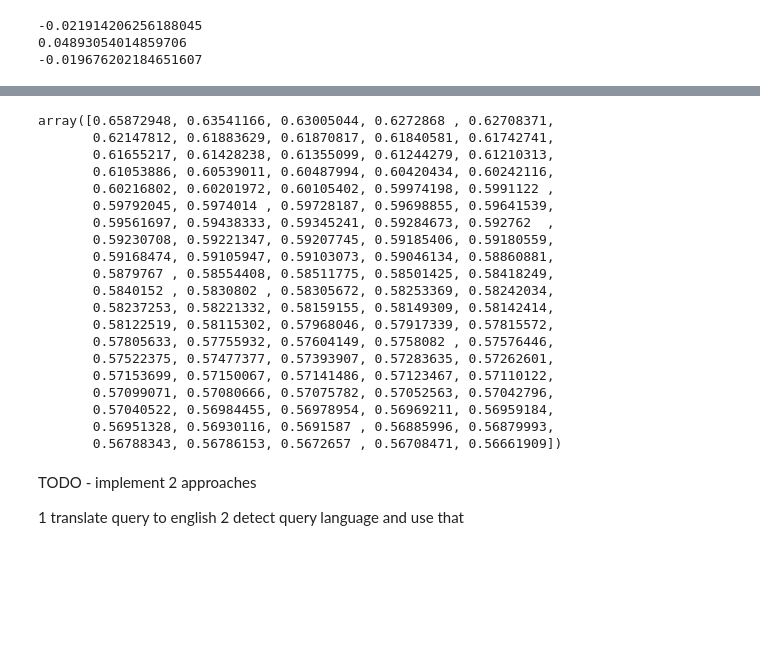
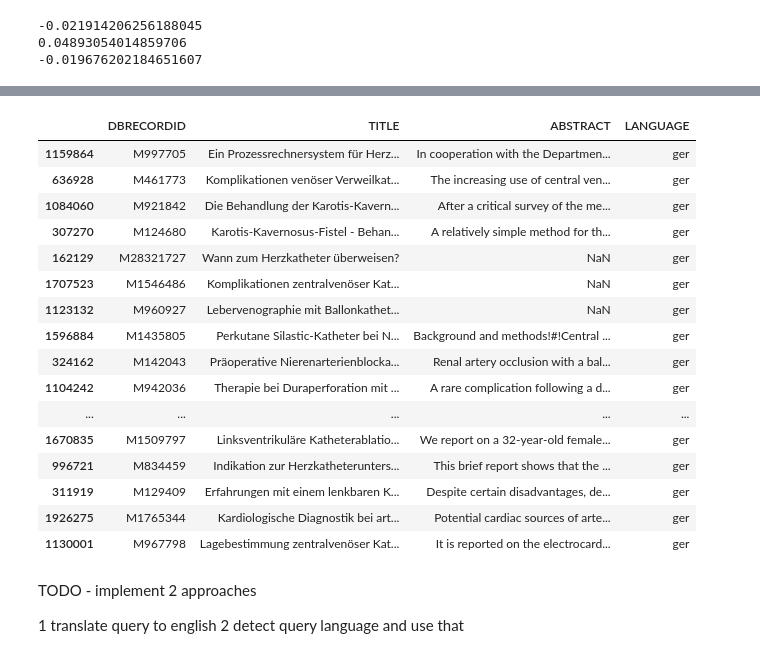
Before and after one commit to sebin0817/information-retrieval-project, a Jupyter notebook: IRnotebook.ipynb, the cells around one changed output, grey strips where cells are left out. Drawn from its saved outputs; the diff is of its cells as text; code cells hidden in the pictures; blank space fills up the shorter version.

```diff
--- a/IRnotebook.ipynb
+++ b/IRnotebook.ipynb
@@ -201,36 +428,49 @@ tokenized=(df["TITLE"].apply(lambda x: tokenize_text(x)))
 # %%
-vec_list_query = [fre_dictionary[item] for item in ["cathéter","cardiaque"] if item in fre_dictionary]
-vecsum_query = np.sum(vec_list_query,axis=0)
-
-cosine_sim = []
-
-for token_docs in tokenized[0:1000]:
-    vec_list_doc = [ger_dictionary[item] for item in token_docs if item in ger_dictionary ]
-    vecsum_doc = np.sum(vec_list_doc,axis=0)
-    cosine_sim.append(FastVector.cosine_similarity(vecsum_query, vecsum_doc))
+for ix, token_docs in enumerate(tokenized_ger):
+    ind2.append(tokenized_ger.index[ix])
+    vec_list_doc2 = [idf_german[item]*ger_dictionary[item]
+                    for item in token_docs if item in ger_dictionary]
+    vecsum_doc2 = np.sum(vec_list_doc2, axis=0)
+    cosine_sim2.append(
+        FastVector.cosine_similarity(vecsum_query, vecsum_doc2))
-# %%
-np.sort(cosine_sim)[::-1][0:100]
-# %% [output]
-array([0.65872948, 0.63541166, 0.63005044, 0.6272868 , 0.62708371,
-       0.62147812, 0.61883629, 0.61870817, 0.61840581, 0.61742741,
-       0.61655217, 0.61428238, 0.61355099, 0.61244279, 0.61210313,
-       0.61053886, 0.60539011, 0.60487994, 0.60420434, 0.60242116,
-       0.60216802, 0.60201972, 0.60105402, 0.59974198, 0.5991122 ,
-       0.59792045, 0.5974014 , 0.59728187, 0.59698855, 0.59641539,
-       0.59561697, 0.59438333, 0.59345241, 0.59284673, 0.592762  ,
-       0.59230708, 0.59221347, 0.59207745, 0.59185406, 0.59180559,
-       0.59168474, 0.59105947, 0.59103073, 0.59046134, 0.58860881,
-       0.5879767 , 0.58554408, 0.58511775, 0.58501425, 0.58418249,
-       0.5840152 , 0.5830802 , 0.58305672, 0.58253369, 0.58242034,
-       0.58237253, 0.58221332, 0.58159155, 0.58149309, 0.58142414,
-       0.58122519, 0.58115302, 0.57968046, 0.57917339, 0.57815572,
-       0.57805633, 0.57755932, 0.57604149, 0.5758082 , 0.57576446,
-       0.57522375, 0.57477377, 0.57393907, 0.57283635, 0.57262601,
-       0.57153699, 0.57150067, 0.57141486, 0.57123467, 0.57110122,
-       0.57099071, 0.57080666, 0.57075782, 0.57052563, 0.57042796,
-       0.57040522, 0.56984455, 0.56978954, 0.56969211, 0.56959184,
-       0.56951328, 0.56930116, 0.5691587 , 0.56885996, 0.56879993,
-       0.56788343, 0.56786153, 0.5672657 , 0.56708471, 0.56661909])
+# %%
+for ix, token_docs in enumerate(tokenized_eng):
+    ind2.append(tokenized_eng.index[ix])
+    vec_list_doc2 = [idf_english[item]*eng_dictionary[item]
+                     for item in token_docs if item in eng_dictionary]
+    vecsum_doc2 = np.sum(vec_list_doc2, axis=0)
+    cosine_sim2.append(
+        FastVector.cosine_similarity(vecsum_query, vecsum_doc2))
+# %%
+for ix, token_docs in enumerate(tokenized_fre):
+    ind2.append(tokenized_fre.index[ix])
+    vec_list_doc2 = [idf_french[item]*fre_dictionary[item]
+                     for item in token_docs if item in fre_dictionary]
+    vecsum_doc2 = np.sum(vec_list_doc2, axis=0)
+    cosine_sim2.append(
+        FastVector.cosine_similarity(vecsum_query, vecsum_doc2))
+# %%
+cosine_sim3 = [x if isinstance(x, float) else 0 for x in cosine_sim2]
+# %%
+dff.loc[[x for _,x in sorted(zip(cosine_sim3,ind2))][::-1][:20]]
+# %% [output]
+|  | DBRECORDID | TITLE | ABSTRACT | LANGUAGE |
+| 1159864 | M997705 | Ein Prozessrechnersystem für Herz... | In cooperation with the Departmen... | ger |
+| 636928 | M461773 | Komplikationen venöser Verweilkat... | The increasing use of central ven... | ger |
+| 1084060 | M921842 | Die Behandlung der Karotis-Kavern... | After a critical survey of the me... | ger |
+| 307270 | M124680 | Karotis-Kavernosus-Fistel - Behan... | A relatively simple method for th... | ger |
+| 162129 | M28321727 | Wann zum Herzkatheter überweisen? | NaN | ger |
+| 1707523 | M1546486 | Komplikationen zentralvenöser Kat... | NaN | ger |
+| 1123132 | M960927 | Lebervenographie mit Ballonkathet... | NaN | ger |
+| 1596884 | M1435805 | Perkutane Silastic-Katheter bei N... | Background and methods!#!Central ... | ger |
+| 324162 | M142043 | Präoperative Nierenarterienblocka... | Renal artery occlusion with a bal... | ger |
+| 1104242 | M942036 | Therapie bei Duraperforation mit ... | A rare complication following a d... | ger |
+| ... | ... | ... | ... | ... |
+| 1670835 | M1509797 | Linksventrikuläre Katheterablatio... | We report on a 32-year-old female... | ger |
+| 996721 | M834459 | Indikation zur Herzkatheterunters... | This brief report shows that the ... | ger |
+| 311919 | M129409 | Erfahrungen mit einem lenkbaren K... | Despite certain disadvantages, de... | ger |
+| 1926275 | M1765344 | Kardiologische Diagnostik bei art... | Potential cardiac sources of arte... | ger |
+| 1130001 | M967798 | Lagebestimmung zentralvenöser Kat... | It is reported on the electrocard... | ger |
 # %% [markdown]
 TODO - implement 2 approaches
 
```
Also changed, not shown: parts of 32 cells of this notebook.
